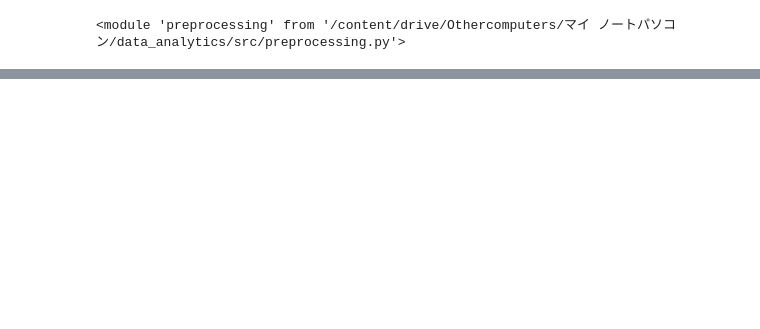
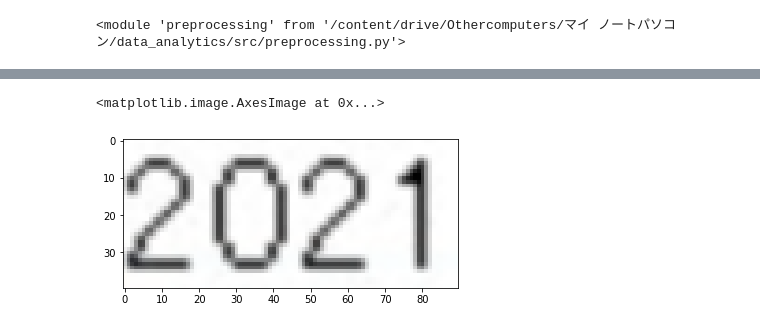
Before and after one commit to yuki-a12y/DS-course-calendar-data-analytics, a Jupyter notebook: notebook/前処理＿.py作成.ipynb, the cells around one changed output, grey strips where cells are left out. Cells and saved outputs as stored; diff of their text form; code cells hidden in the pictures; blank space fills up the shorter version.

```diff
--- a/notebook/前処理＿.py作成.ipynb
+++ b/notebook/前処理＿.py作成.ipynb
@@ -37,0 +44,6 @@ plt.imshow(calendar)
+# %%
+year = calendar[50:90, 0:90]
+plt.imshow(year)
+# %% [output]
+<matplotlib.image.AxesImage at 0x...>
+[figure, added]
```
Also changed, not shown: parts of 14 cells of this notebook, 1 other file.
